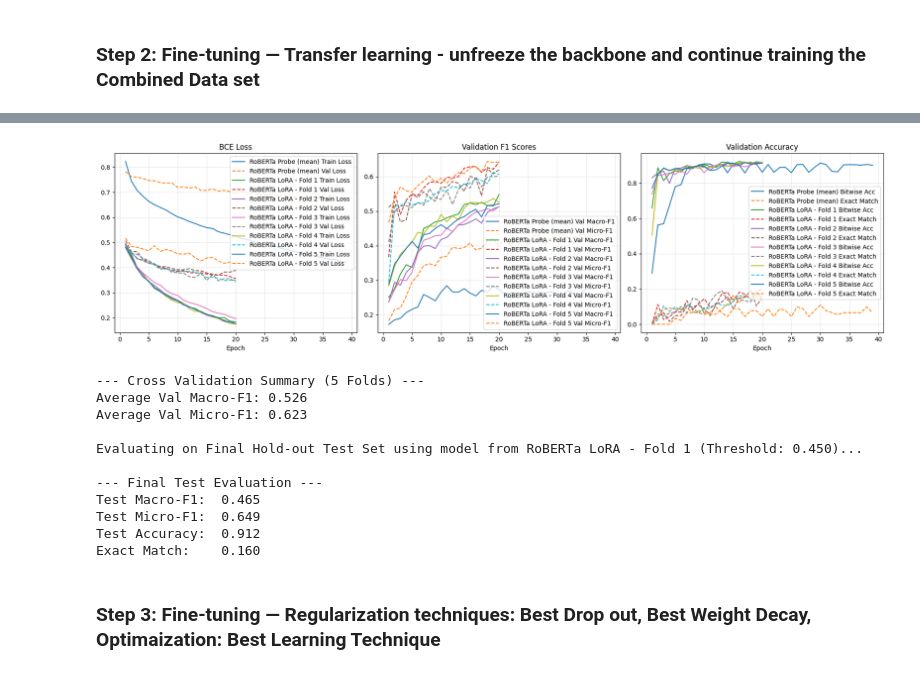
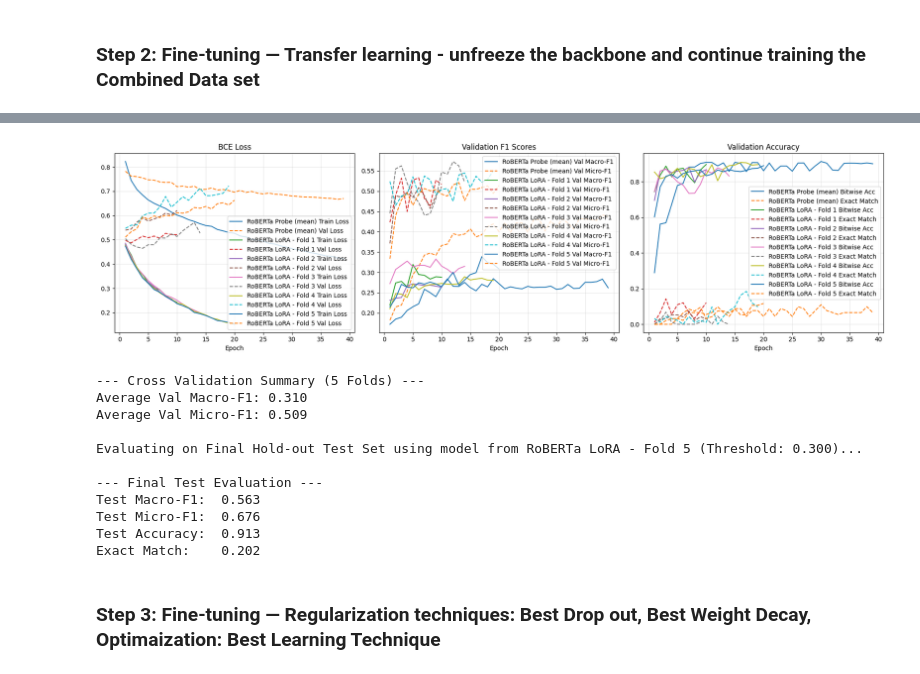
Before and after one commit to PetersGithubCode/DL-2026-A2, a Jupyter notebook: assignment_2-latest.ipynb, the cells around one changed output, grey strips where cells are left out. Cells and saved outputs as stored; diff of their text form; code cells hidden in the pictures.

```diff
--- a/assignment_2-latest.ipynb
+++ b/assignment_2-latest.ipynb
@@ -1338,16 +1345,19 @@ clean_labels = [[l for l in ls if l in keep_set] for ls in df["labels"]]
 mlb = MultiLabelBinarizer(classes=CLASSES)
 Y = mlb.fit_transform(clean_labels).astype(np.float32)
 
-# Keep rows with at least one target class
-has_label = Y.sum(axis=1) > 0
+# Keep all rows, including memes with no technique
+has_label = np.ones(len(Y), dtype=bool)
+
+Y_strat = np.hstack([Y, (Y.sum(axis=1) == 0)[:, None]])
+
 texts = [t for t, k in zip(df["text"].astype(str), has_label) if k]
 Y = Y[has_label]
 
 idx = np.arange(len(texts))
 
 #MultilabelStratifiedShuffleSplit
-tr, tmp = next(MSSS(n_splits=1, test_size=0.30, random_state=SEED).split(idx, Y))
-v, t = next(MSSS(n_splits=1, test_size=0.50, random_state=SEED).split(tmp, Y[tmp]))
+tr, tmp = next(MSSS(n_splits=1, test_size=0.30, random_state=SEED).split(idx, Y_strat))
+v, t = next(MSSS(n_splits=1, test_size=0.50, random_state=SEED).split(tmp, Y_strat[tmp]))
 va, te = tmp[v], tmp[t]
 
 X_tr_text, y_train = [texts[i] for i in tr], Y[tr]
@@ -1798,7 +1823,6 @@ test_ds = PreTokenizedDataset(full_encodings, Y, idx_test)
 test_loader = DataLoader(test_ds, batch_size=16, shuffle=False, num_workers=2, pin_memory=True)
 
 K_FOLDS = 5
-mskf = MultilabelStratifiedKFold(n_splits=K_FOLDS, shuffle=True, random_state=SEED)
 
 # ------------------------------------------------------------------------------
 # 3. K-Fold Execution Loop (Linear Probing -> LoRA Fine-Tuning)
@@ -1807,12 +1831,8 @@ fold_results = {}
 fold_state_dicts = []
 fold_criterions = []
 
-for fold, (train_idx, val_idx) in enumerate(mskf.split(idx_tv, y_tv)):
+for fold, (global_train_idx, global_val_idx) in enumerate(cv_splits):
     print(f"\n========== FOLD {fold + 1}/{K_FOLDS} ==========")
-
-    # Global dataset index mapping
-    global_train_idx = idx_tv[train_idx]
-    global_val_idx = idx_tv[val_idx]
 
     train_ds = PreTokenizedDataset(full_encodings, Y, global_train_idx)
     val_ds = PreTokenizedDataset(full_encodings, Y, global_val_idx)
@@ -1973,15 +1993,15 @@ Phase 2: Fine-Tuning with LoRA...
-[figure, old version]
+[figure, new version]
 --- Cross Validation Summary (5 Folds) ---
-Average Val Macro-F1: 0.526
-Average Val Micro-F1: 0.623
+Average Val Macro-F1: 0.310
+Average Val Micro-F1: 0.509
 
-Evaluating on Final Hold-out Test Set using model from RoBERTa LoRA - Fold 1 (Threshold: 0.450)...
+Evaluating on Final Hold-out Test Set using model from RoBERTa LoRA - Fold 5 (Threshold: 0.300)...
 
 --- Final Test Evaluation ---
-Test Macro-F1:  0.465
-Test Micro-F1:  0.649
-Test Accuracy:  0.912
-Exact Match:    0.160
+Test Macro-F1:  0.563
+Test Micro-F1:  0.676
+Test Accuracy:  0.913
+Exact Match:    0.202
 # %% [markdown]
 ### Step 3: Fine-tuning — Regularization techniques: Best Drop out, Best Weight Decay, Optimaization: Best Learning Technique
 # %%
```
Also changed, not shown: parts of 16 cells of this notebook.
